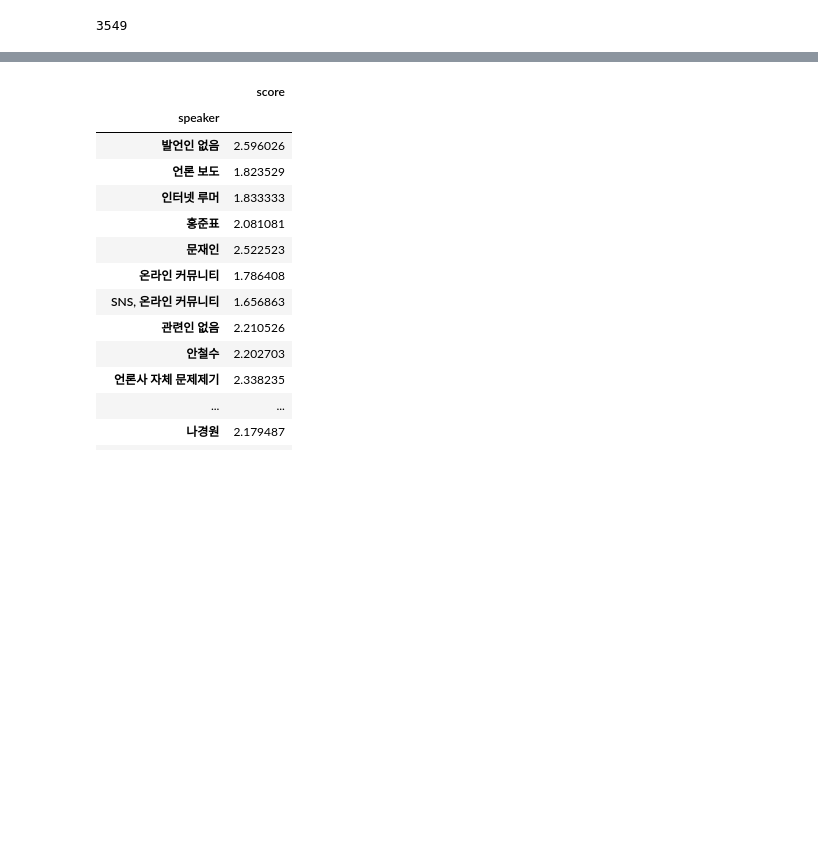
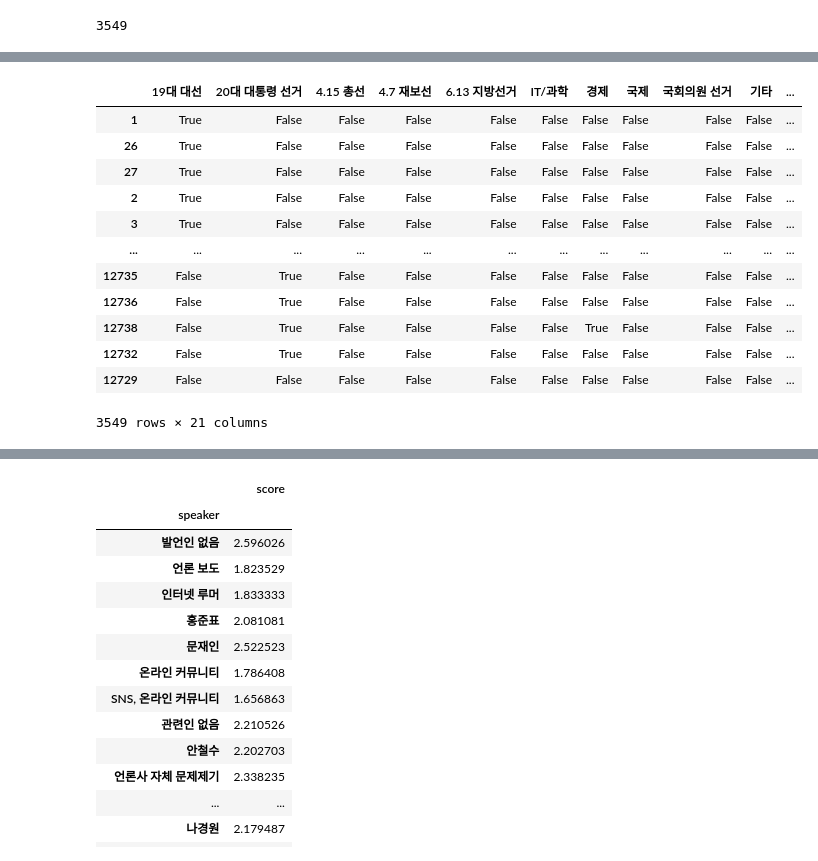
Before and after one commit to 2chanhaeng/snu-factcheck-analytics, a Jupyter notebook: scrap/snu-factcheck.ipynb, the cells around one changed output, grey strips where cells are left out. Drawn from its saved outputs; the diff is of its cells as text; code cells hidden in the pictures; blank space fills up the shorter version.

```diff
--- a/scrap/snu-factcheck.ipynb
+++ b/scrap/snu-factcheck.ipynb
@@ -92,0 +90,17 @@ fc_df.head(1)
+# %%
+cat_score = pd.DataFrame.merge(cat_df, fc_df["score"], left_index=True, right_index=True).fillna(0)
+cat_score
+# %% [output]
+|  | 19대 대선 | 20대 대통령 선거 | 4.15 총선 | 4.7 재보선 | 6.13 지방선거 | IT/과학 | 경제 | 국제 | 국회의원 선거 | 기타 | ... |
+| 1 | True | False | False | False | False | False | False | False | False | False | ... |
+| 26 | True | False | False | False | False | False | False | False | False | False | ... |
+| 27 | True | False | False | False | False | False | False | False | False | False | ... |
+| 2 | True | False | False | False | False | False | False | False | False | False | ... |
+| 3 | True | False | False | False | False | False | False | False | False | False | ... |
+| ... | ... | ... | ... | ... | ... | ... | ... | ... | ... | ... | ... |
+| 12735 | False | True | False | False | False | False | False | False | False | False | ... |
+| 12736 | False | True | False | False | False | False | False | False | False | False | ... |
+| 12738 | False | True | False | False | False | False | True | False | False | False | ... |
+| 12732 | False | True | False | False | False | False | False | False | False | False | ... |
+| 12729 | False | False | False | False | False | False | False | False | False | False | ... |
+3549 rows × 21 columns
```
Also changed, not shown: parts of 12 cells of this notebook.
